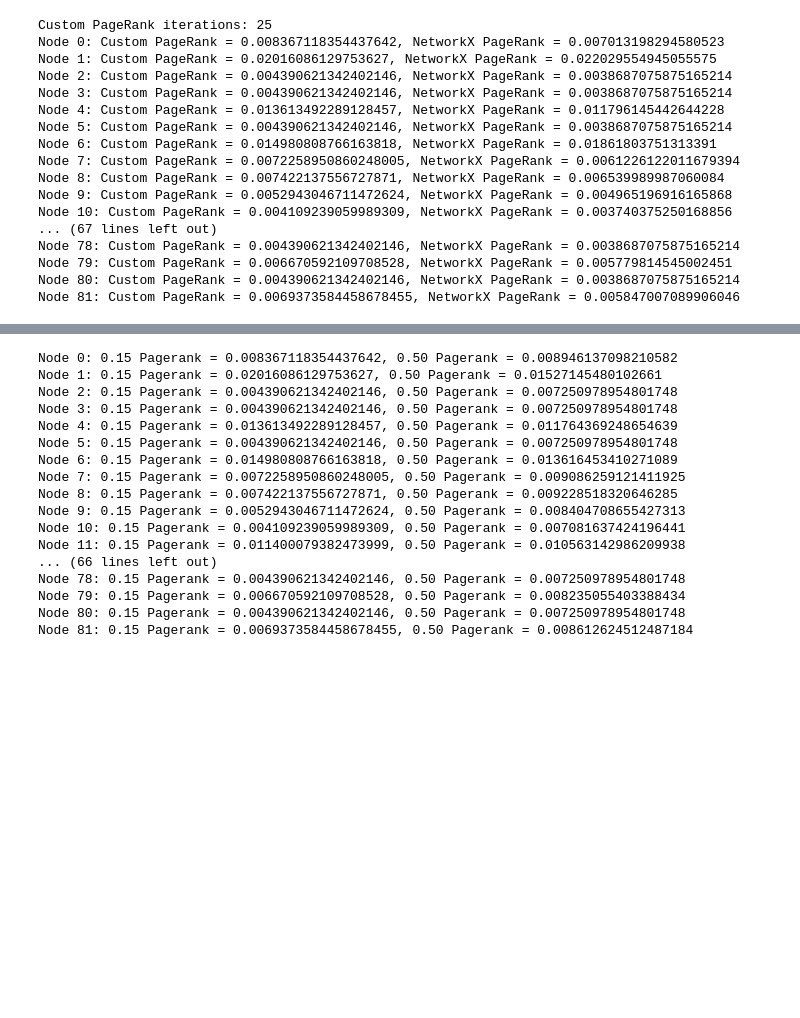
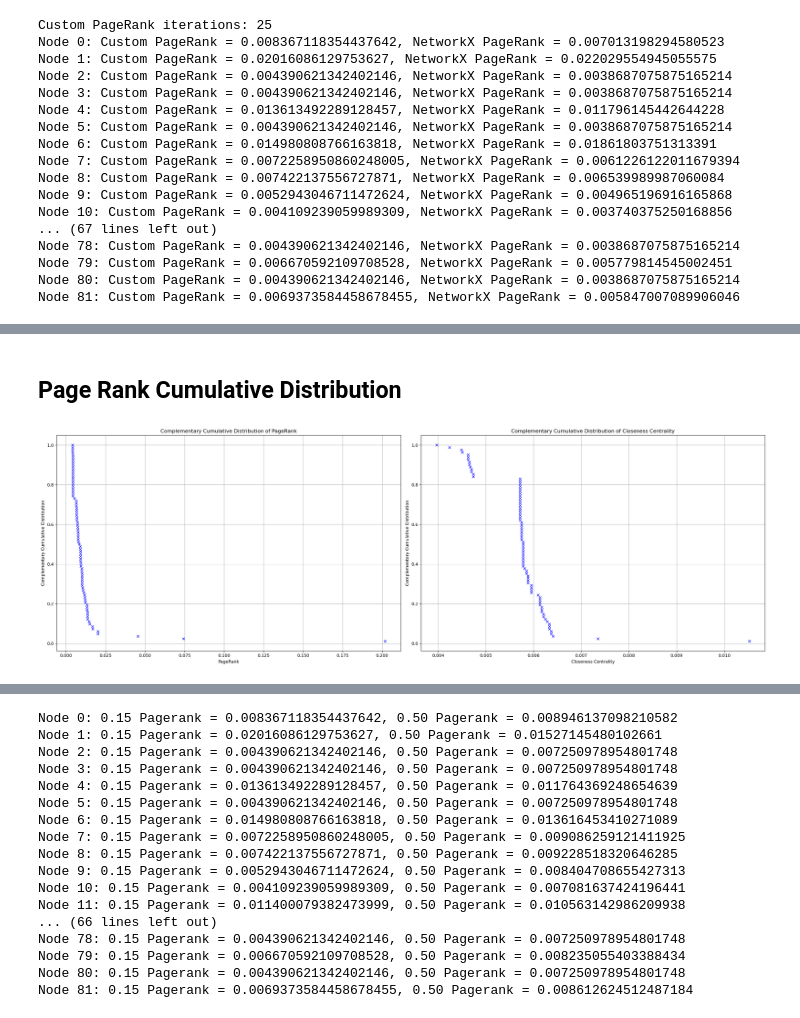
Before and after one commit to MattiaCervelli/Group-Project-SNA, a Jupyter notebook: Final_Graph(complete) (2).ipynb, the cells around one changed output, grey strips where cells are left out. Cells and saved outputs as stored; diff of their text form; code cells hidden in the pictures; blank space fills up the shorter version.

```diff
--- a/Final_Graph(complete) (2).ipynb
+++ b/Final_Graph(complete) (2).ipynb
@@ -446,0 +507,35 @@ comment it
+# %% [markdown]
+## Page Rank Cumulative Distribution ##
+# %%
+# Calculate the CCDF for PageRank
+PR_values = sorted(list(pagerank.values()))
+ccdf_y_pr = np.arange(1, len(PR_values) + 1)[::-1] / len(PR_values)
+ccdf_x_pr = PR_values
+
+# Calculate the CCDF for Closeness Centrality
+closeness_values = sorted(list(closeness_centrality_custom.values()))
+ccdf_y_closeness = np.arange(1, len(closeness_values) + 1)[::-1] / len(closeness_values)
+ccdf_x_closeness = closeness_values
+
+# Create a figure and a set of subplots
+fig, axs = plt.subplots(1, 2, figsize=(24, 8))
+
+# Plot the CCDF for PageRank
+axs[0].plot(ccdf_x_pr, ccdf_y_pr, "x", color='blue')
+axs[0].set_xlabel('PageRank')
+axs[0].set_ylabel('Complementary Cumulative Distribution')
+axs[0].set_title('Complementary Cumulative Distribution of PageRank')
+axs[0].grid(True, which="both")
+
+# Plot the CCDF for Closeness Centrality
+axs[1].plot(ccdf_x_closeness, ccdf_y_closeness, "x", color='blue')
+axs[1].set_xlabel('Closeness Centrality')
+axs[1].set_ylabel('Complementary Cumulative Distribution')
+axs[1].set_title('Complementary Cumulative Distribution of Closeness Centrality')
+axs[1].grid(True, which="both")
+
+# Display the plots
+plt.tight_layout()
+plt.show()
+# %% [output]
+[figure, added]
```
Also changed, not shown: parts of 43 cells of this notebook, 1 other file.
